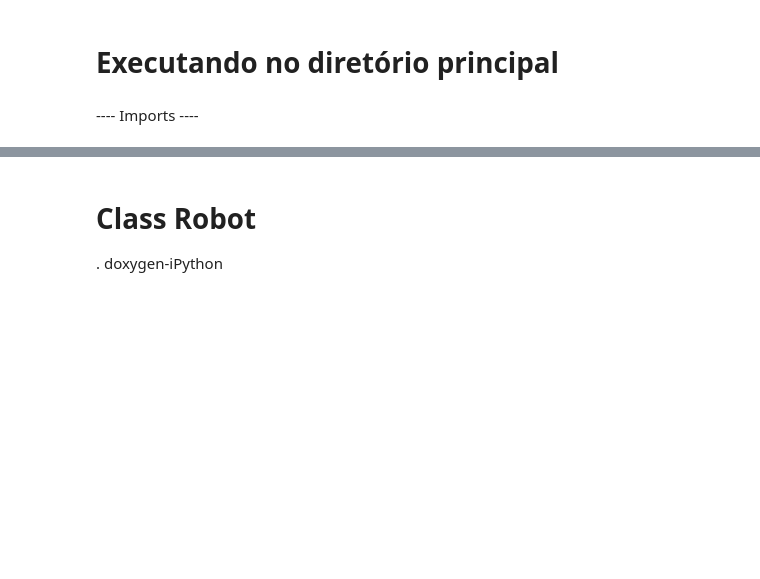
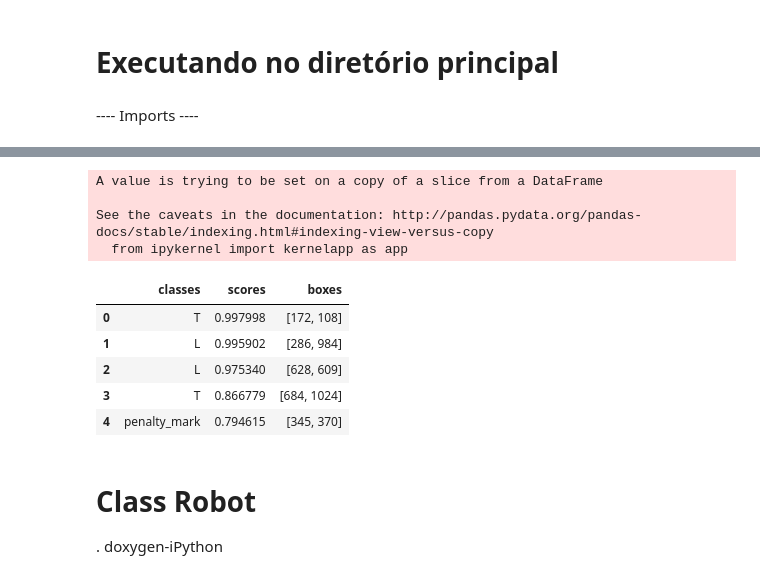
Before and after one commit to RoboFEI/RoboFEI-HT_2019, a Jupyter notebook: AI/Vision/Workbench/iPython/Robot.ipynb, the cells around one changed output, grey strips where cells are left out. Drawn from its saved outputs; the diff is of its cells as text; code cells hidden in the pictures; blank space fills up the shorter version.

```diff
--- a/AI/Vision/Workbench/iPython/Robot.ipynb
+++ b/AI/Vision/Workbench/iPython/Robot.ipynb
@@ -33,3 +96,21 @@ sys.path.append('./Workbench/iPython')
+# %%
+for i in xrange(len(observation['objetos'])):
+    observation['objetos']["boxes"][i] = np.resize(
+        np.array(observation['objetos'].loc[i, "boxes"])*np.array(image.shape[:2]+image.shape[:2]),
+        (2,2)
+    ).mean(axis=0).astype(int).tolist()
+observation['objetos']
+# %% [output]
+A value is trying to be set on a copy of a slice from a DataFrame
+
+See the caveats in the documentation: http://pandas.pydata.org/pandas-docs/stable/indexing.html#indexing-view-versus-copy
+  from ipykernel import kernelapp as app
+|  | classes | scores | boxes |
+| 0 | T | 0.997998 | [172, 108] |
+| 1 | L | 0.995902 | [286, 984] |
+| 2 | L | 0.975340 | [628, 609] |
+| 3 | T | 0.866779 | [684, 1024] |
+| 4 | penalty_mark | 0.794615 | [345, 370] |
 # %% [markdown]
 # Class Robot
 .
```
Also changed, not shown: parts of 6 cells of this notebook, 11 other files.
